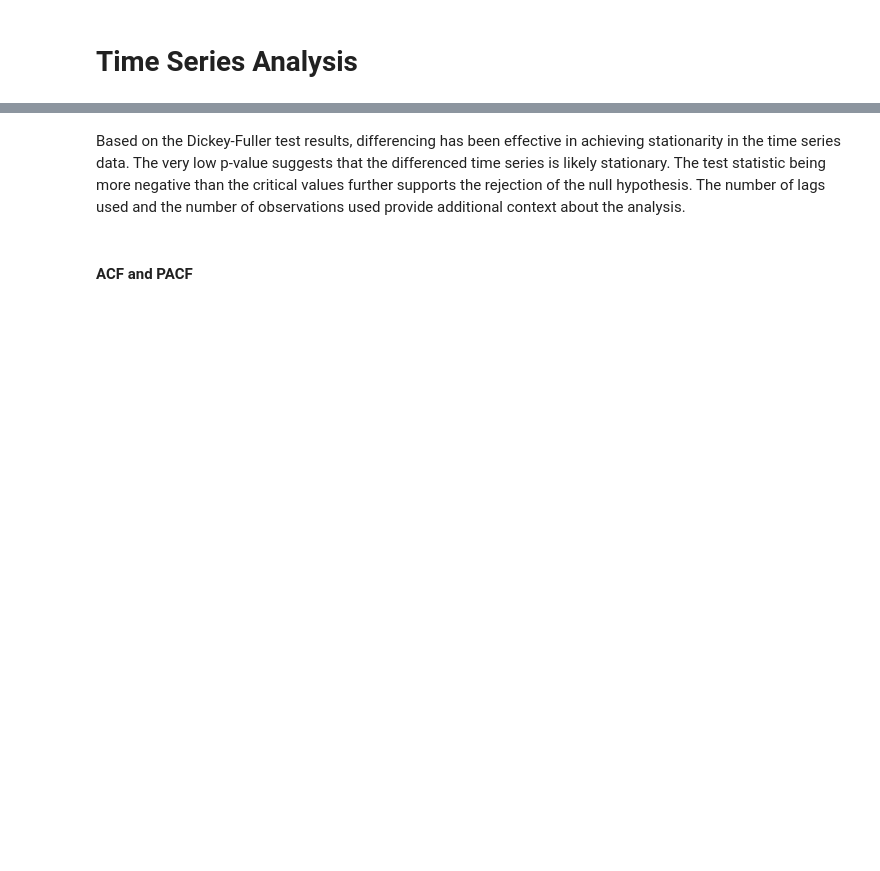
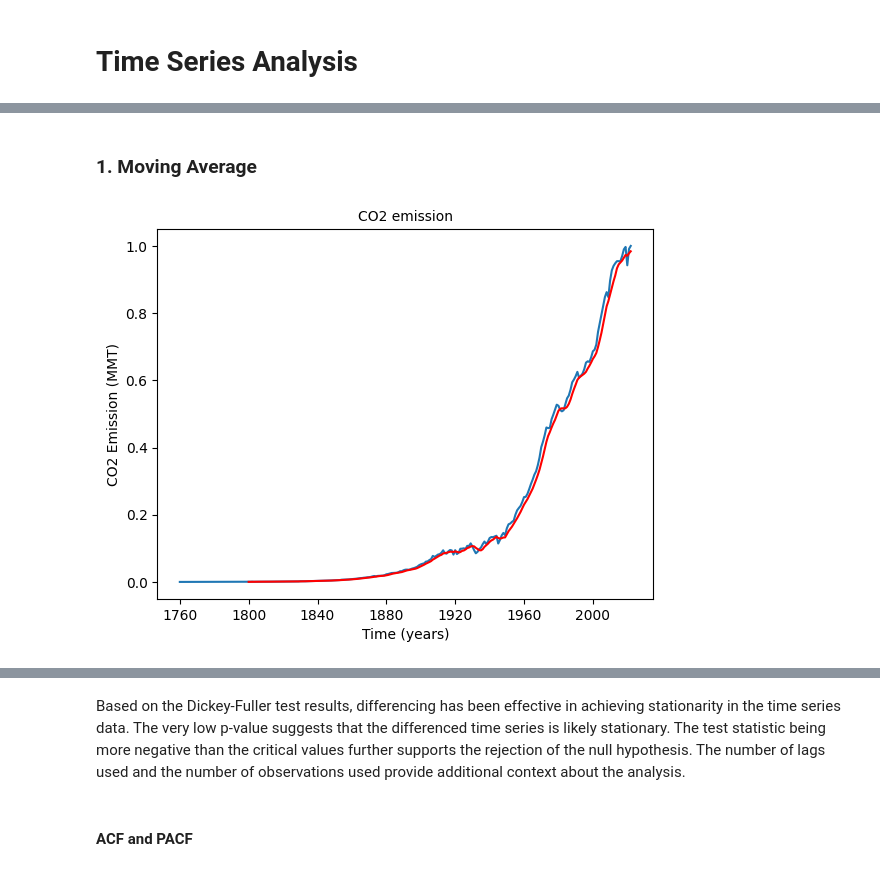
Before and after one commit to Wairimukimm/Carbon-credits-chronicles, a Jupyter notebook: Notebook.ipynb, the cells around one changed output, grey strips where cells are left out. Cells and saved outputs as stored; diff of their text form; code cells hidden in the pictures; blank space fills up the shorter version.

```diff
--- a/Notebook.ipynb
+++ b/Notebook.ipynb
@@ -695,3 +713,17 @@ Critical Value (1%)             -3.461282
 Critical Value (5%)             -2.875143
 Critical Value (10%)            -2.574020
 dtype: float64
+# %% [markdown]
+### 1. Moving Average
+# %%
+moving_avg = world_emissions.rolling(5).mean()
+plt.plot(world_emissions)
+plt.plot(moving_avg, color='red')
+plt.xticks(fontsize = 10)
+plt.yticks(fontsize = 10)
+plt.xlabel('Time (years)', fontsize = 10)
+plt.ylabel('CO2 Emission (MMT)', fontsize = 10)
+plt.title('CO2 emission', fontsize = 10)
+plt.show()
+# %% [output]
+[figure, added]
```
Also changed, not shown: parts of 43 cells of this notebook, 1 other file.
